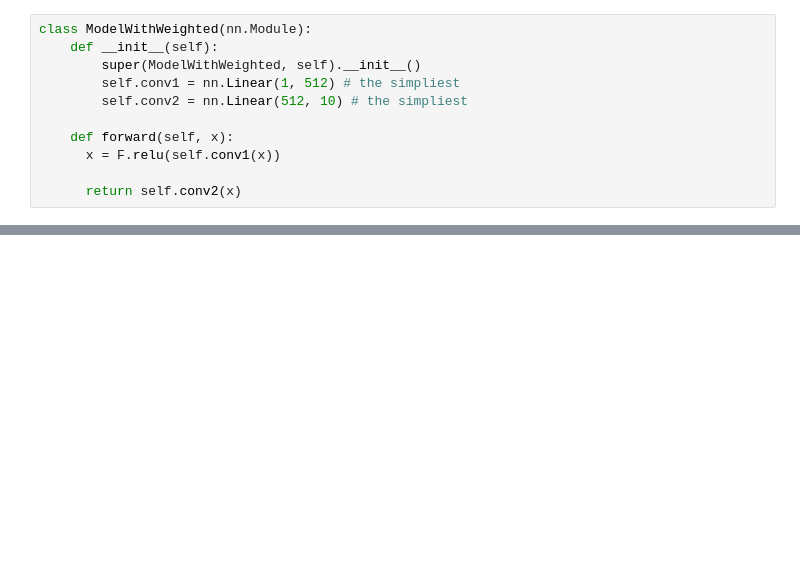
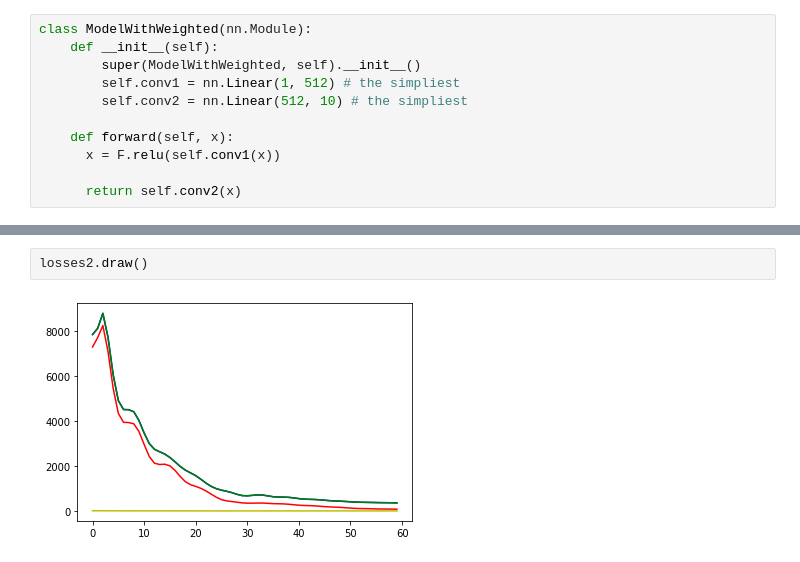
Before and after one commit to levhojoyan/Sirius2021, a Jupyter notebook: NeuralWithWeights.ipynb, the cells around one changed output, grey strips where cells are left out. Drawn from its saved outputs; the diff is of its cells as text; blank space fills up the shorter version.

```diff
--- a/NeuralWithWeights.ipynb
+++ b/NeuralWithWeights.ipynb
@@ -252,0 +239,4 @@ torch.Size([1024, 10]) torch.Size([1024, 1])
+# %%
+losses2.draw()
+# %% [output]
+[figure, added]
```
Also changed, not shown: parts of 33 cells of this notebook.
